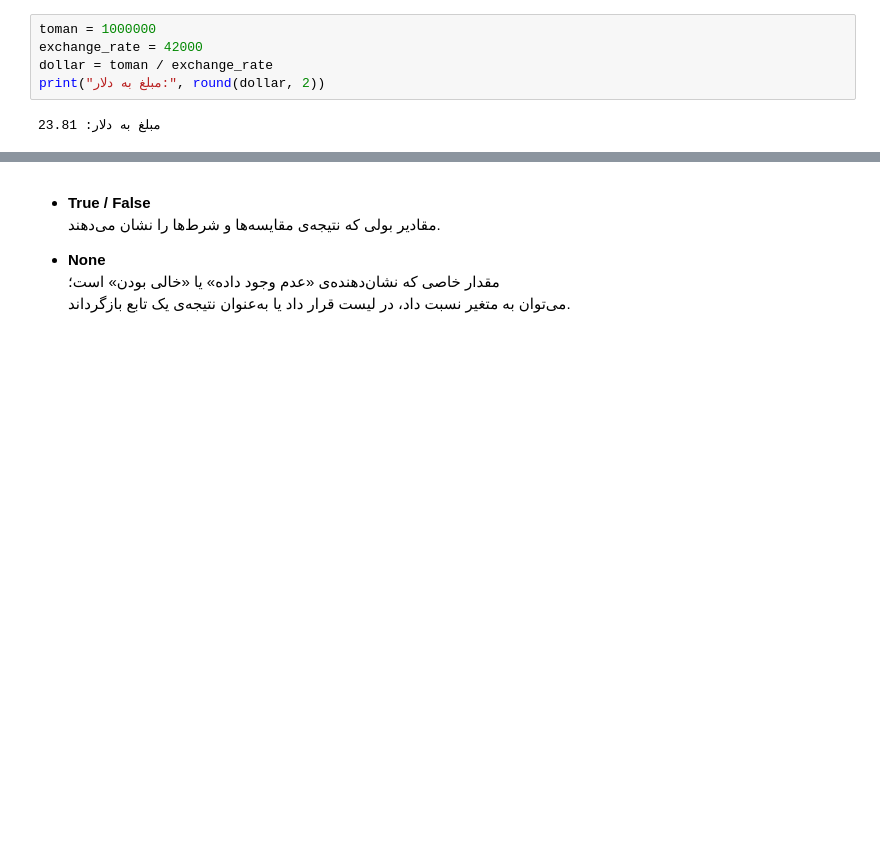
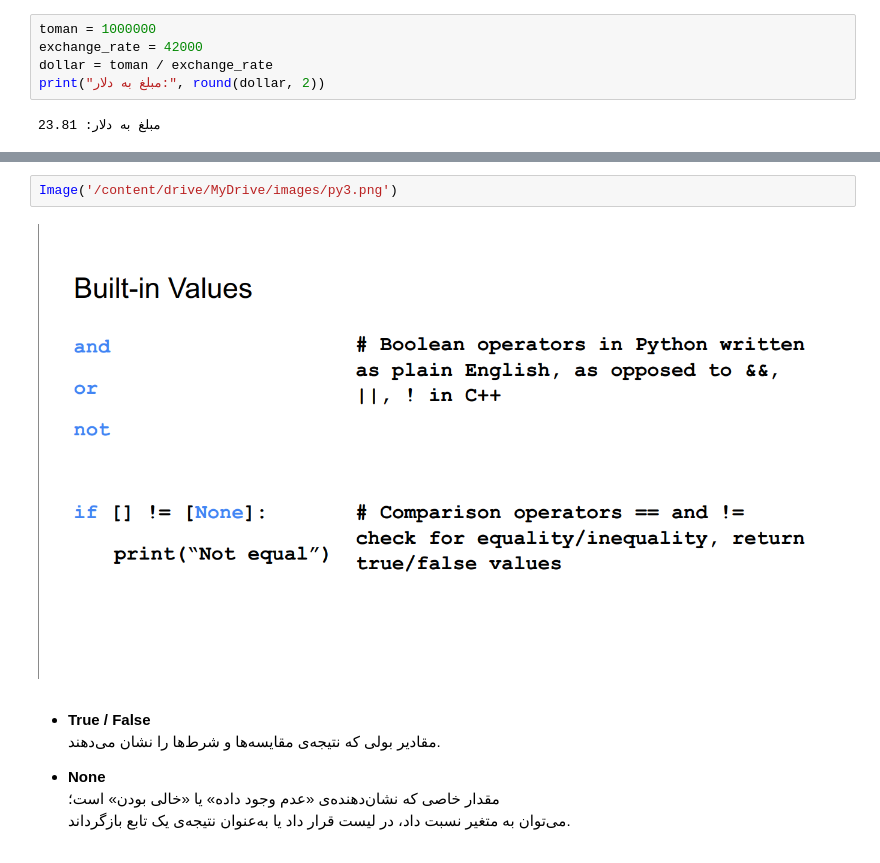
Before and after one commit to mahdieslaminet/Introduction-to-Deep-Learning, a Jupyter notebook: Python.ipynb, the cells around one changed output, grey strips where cells are left out. Cells and saved outputs as stored; diff of their text form; blank space fills up the shorter version.

```diff
--- a/Python.ipynb
+++ b/Python.ipynb
@@ -43,3 +48,7 @@ print("مبلغ به دلار:", round(dollar, 2))
+# %%
+Image('/content/drive/MyDrive/images/py3.png')
+# %% [output]
+[figure, added]
 # %% [markdown]
 - **True / False**
   مقادیر بولی که نتیجه‌ی مقایسه‌ها و شرط‌ها را نشان می‌دهند.
```
Also changed, not shown: parts of 20 cells of this notebook.
